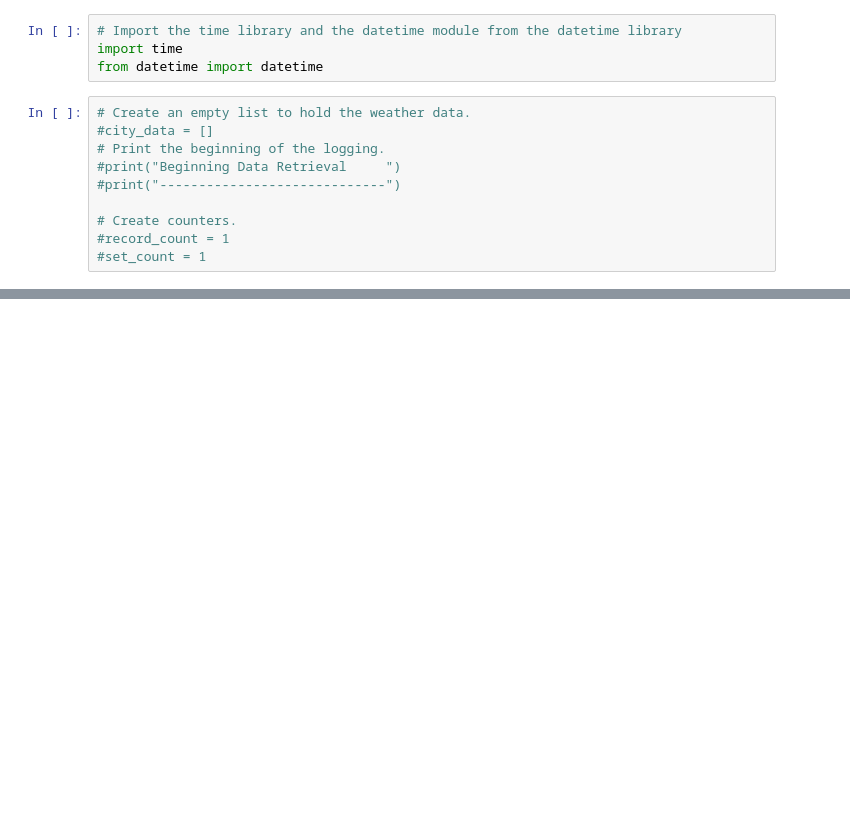
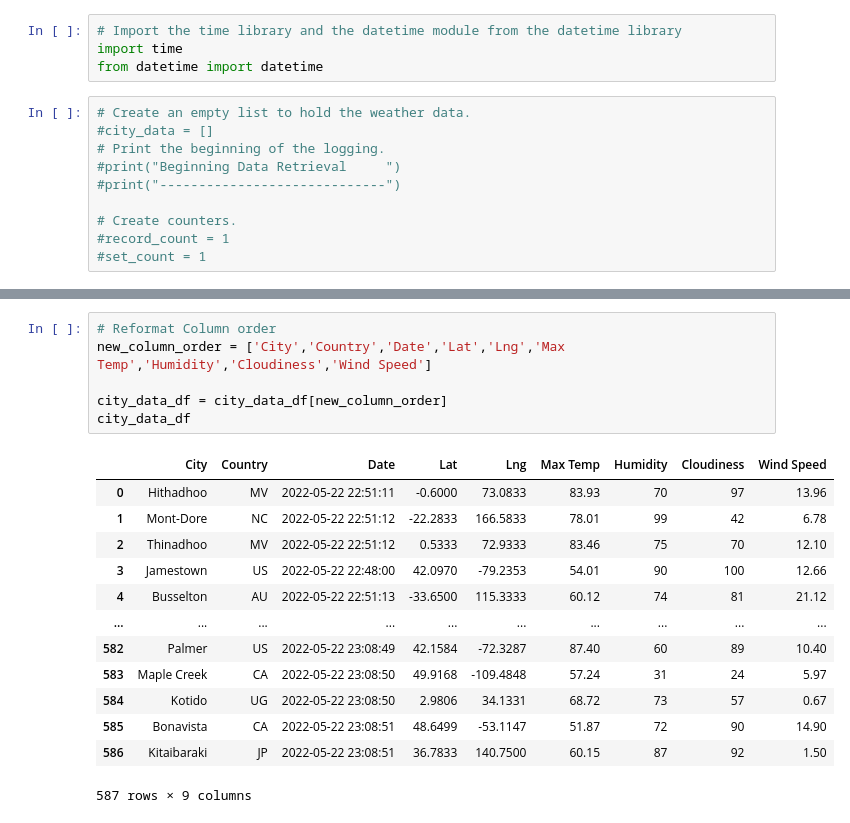
Before and after one commit to seholton/World_Weather_Analysis, a Jupyter notebook: WeatherPy.ipynb, the cells around one changed output, grey strips where cells are left out. Drawn from its saved outputs; the diff is of its cells as text; blank space fills up the shorter version.

```diff
--- a/WeatherPy.ipynb
+++ b/WeatherPy.ipynb
@@ -154,0 +161,20 @@ city_data_df.to_csv(output_data_file, index_label="City_ID")
+# %%
+# Reformat Column order
+new_column_order = ['City','Country','Date','Lat','Lng','Max Temp','Humidity','Cloudiness','Wind Speed']
+
+city_data_df = city_data_df[new_column_order]
+city_data_df
+# %% [output]
+|  | City | Country | Date | Lat | Lng | Max Temp | Humidity | Cloudiness | Wind Speed |
+| 0 | Hithadhoo | MV | 2022-05-22 22:51:11 | -0.6000 | 73.0833 | 83.93 | 70 | 97 | 13.96 |
+| 1 | Mont-Dore | NC | 2022-05-22 22:51:12 | -22.2833 | 166.5833 | 78.01 | 99 | 42 | 6.78 |
+| 2 | Thinadhoo | MV | 2022-05-22 22:51:12 | 0.5333 | 72.9333 | 83.46 | 75 | 70 | 12.10 |
+| 3 | Jamestown | US | 2022-05-22 22:48:00 | 42.0970 | -79.2353 | 54.01 | 90 | 100 | 12.66 |
+| 4 | Busselton | AU | 2022-05-22 22:51:13 | -33.6500 | 115.3333 | 60.12 | 74 | 81 | 21.12 |
+| ... | ... | ... | ... | ... | ... | ... | ... | ... | ... |
+| 582 | Palmer | US | 2022-05-22 23:08:49 | 42.1584 | -72.3287 | 87.40 | 60 | 89 | 10.40 |
+| 583 | Maple Creek | CA | 2022-05-22 23:08:50 | 49.9168 | -109.4848 | 57.24 | 31 | 24 | 5.97 |
+| 584 | Kotido | UG | 2022-05-22 23:08:50 | 2.9806 | 34.1331 | 68.72 | 73 | 57 | 0.67 |
+| 585 | Bonavista | CA | 2022-05-22 23:08:51 | 48.6499 | -53.1147 | 51.87 | 72 | 90 | 14.90 |
+| 586 | Kitaibaraki | JP | 2022-05-22 23:08:51 | 36.7833 | 140.7500 | 60.15 | 87 | 92 | 1.50 |
+587 rows × 9 columns
```
Also changed, not shown: parts of 9 cells of this notebook, 2 other files.
